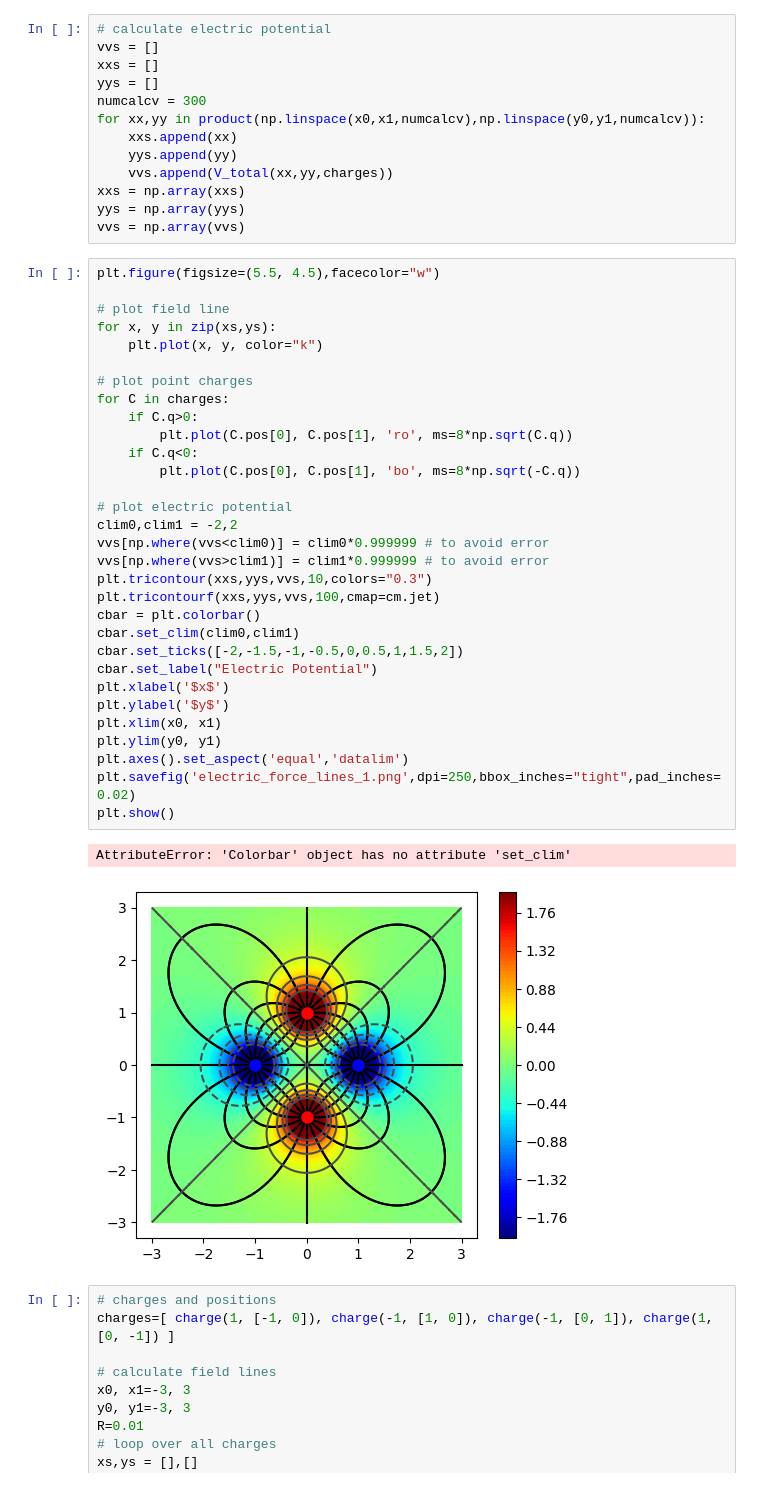
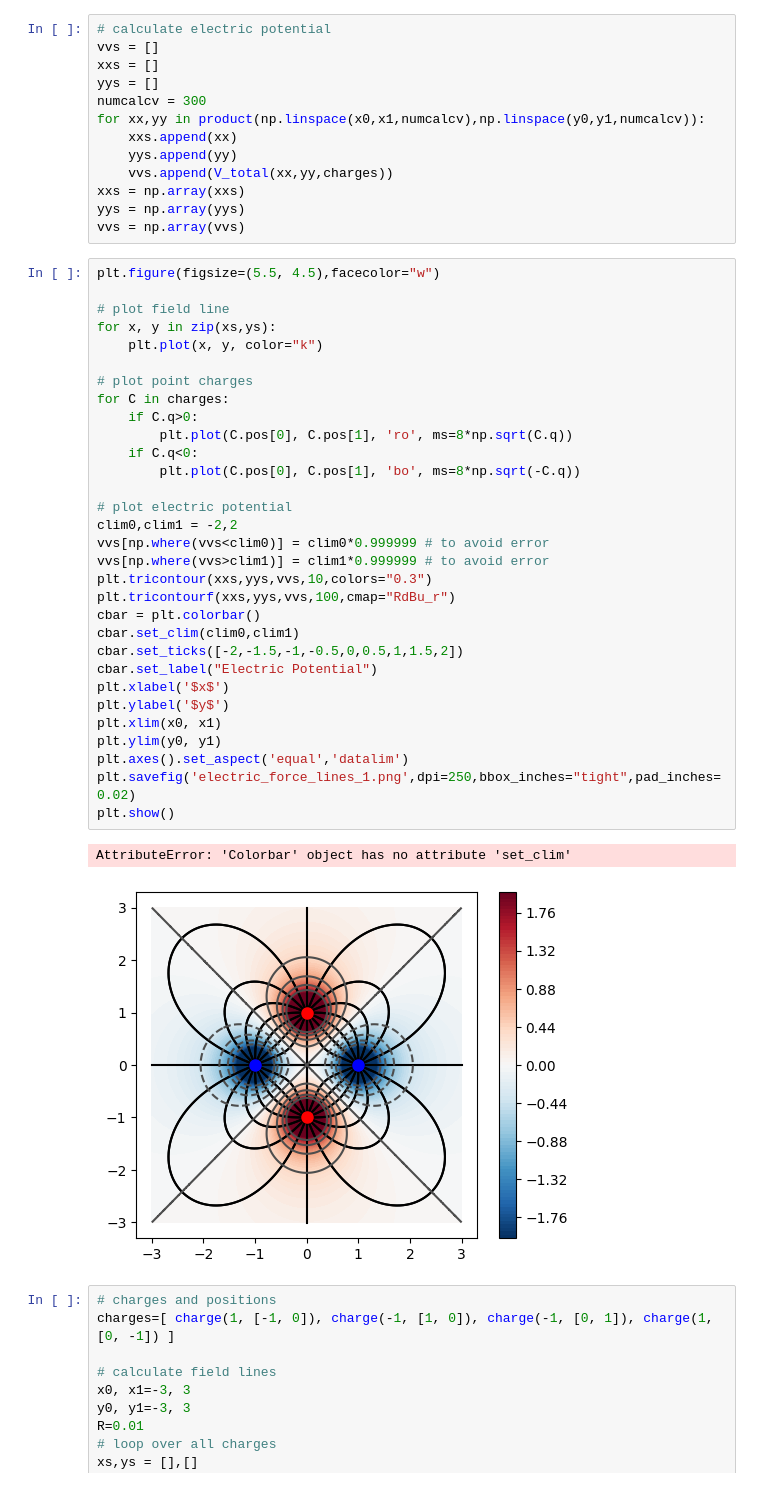
Before and after one commit to dtungpka/EFLIS, a Jupyter notebook: sample.ipynb, the cells around one changed output. Cells and saved outputs as stored; diff of their text form.

```diff
--- a/sample.ipynb
+++ b/sample.ipynb
@@ -92,35 +92,35 @@ plt.figure(figsize=(5.5, 4.5),facecolor="w")
 
 # plot field line
 for x, y in zip(xs,ys):
     plt.plot(x, y, color="k")
 
 # plot point charges
 for C in charges:
     if C.q>0:
         plt.plot(C.pos[0], C.pos[1], 'ro', ms=8*np.sqrt(C.q))
     if C.q<0:
         plt.plot(C.pos[0], C.pos[1], 'bo', ms=8*np.sqrt(-C.q))
 
 # plot electric potential
 clim0,clim1 = -2,2
 vvs[np.where(vvs<clim0)] = clim0*0.999999 # to avoid error
 vvs[np.where(vvs>clim1)] = clim1*0.999999 # to avoid error
 plt.tricontour(xxs,yys,vvs,10,colors="0.3")
-plt.tricontourf(xxs,yys,vvs,100,cmap=cm.jet)
+plt.tricontourf(xxs,yys,vvs,100,cmap="RdBu_r")
 cbar = plt.colorbar()
 cbar.set_clim(clim0,clim1)
 cbar.set_ticks([-2,-1.5,-1,-0.5,0,0.5,1,1.5,2])
 cbar.set_label("Electric Potential")
 plt.xlabel('$x$')
 plt.ylabel('$y$')
 plt.xlim(x0, x1)
 plt.ylim(y0, y1)
 plt.axes().set_aspect('equal','datalim')
 plt.savefig('electric_force_lines_1.png',dpi=250,bbox_inches="tight",pad_inches=0.02)
 plt.show()
 # %% [output]
 AttributeError: 'Colorbar' object has no attribute 'set_clim'
-[figure, old version]
+[figure, new version]
 # %%
 # charges and positions
 charges=[ charge(1, [-1, 0]), charge(-1, [1, 0]), charge(-1, [0, 1]), charge(1, [0, -1]) ]
```
Also changed, not shown: 7 other files.
